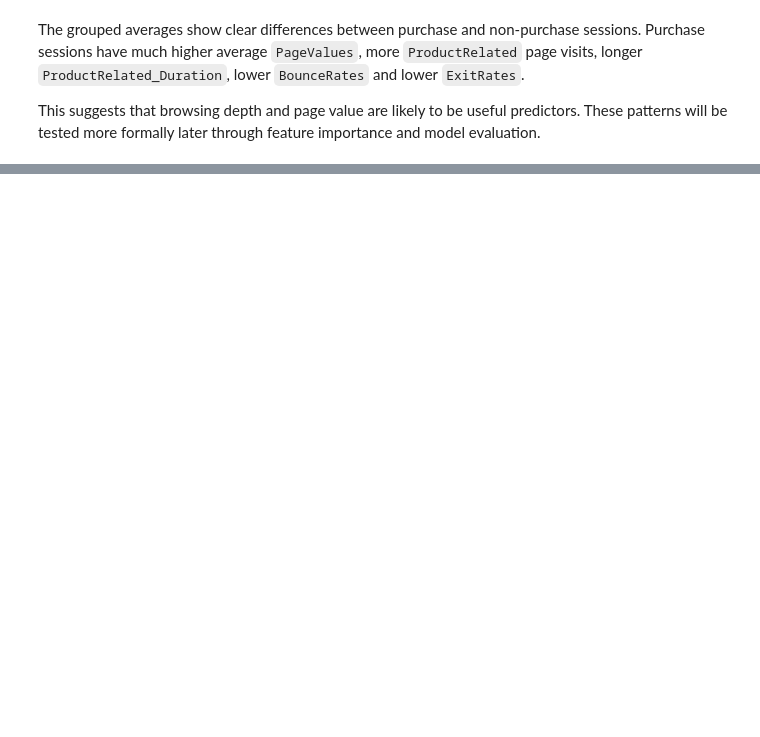
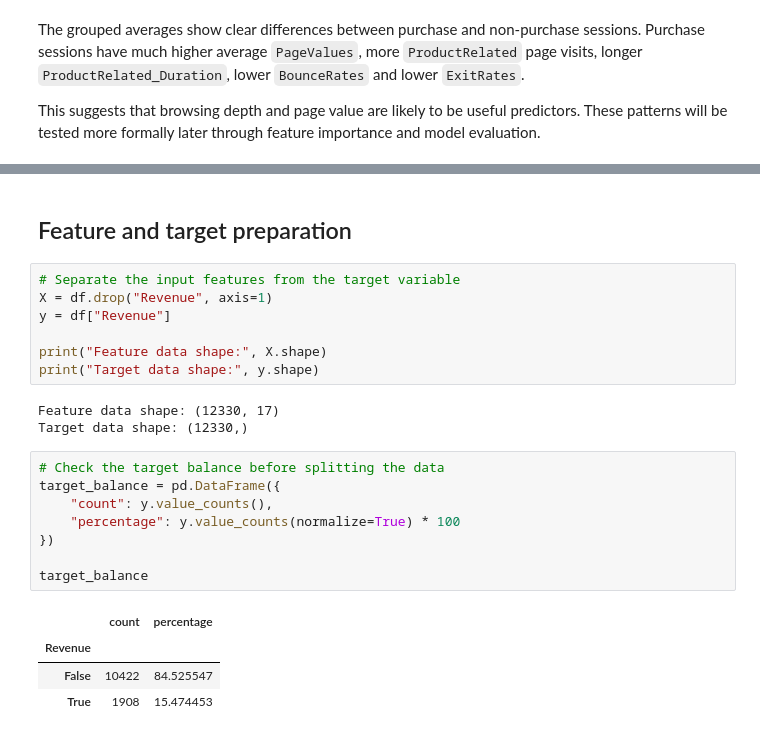
Before and after one commit to tehillabroder/online-purchase-conversion-audit, a Jupyter notebook: notebooks/aml_online_shoppers.ipynb, the cells around one changed output, grey strips where cells are left out. Saved outputs shown, nothing was run; the diff lists cells and outputs as text; blank space fills up the shorter version.

Commit message:
Prepared features, target, and train/test split

```diff
--- a/notebooks/aml_online_shoppers.ipynb
+++ b/notebooks/aml_online_shoppers.ipynb
@@ -80,0 +200,25 @@ This suggests that browsing depth and page value are likely to be useful predict
+# %% [markdown]
+## Feature and target preparation
+# %%
+# Separate the input features from the target variable
+X = df.drop("Revenue", axis=1)
+y = df["Revenue"]
+
+print("Feature data shape:", X.shape)
+print("Target data shape:", y.shape)
+# %% [output]
+Feature data shape: (12330, 17)
+Target data shape: (12330,)
+# %%
+# Check the target balance before splitting the data
+target_balance = pd.DataFrame({
+    "count": y.value_counts(),
+    "percentage": y.value_counts(normalize=True) * 100
+})
+
+target_balance
+# %% [output]
+|  | count | percentage |
+| Revenue |  |  |
+| False | 10422 | 84.525547 |
+| True | 1908 | 15.474453 |
```
Also changed, not shown: parts of 20 cells of this notebook.
